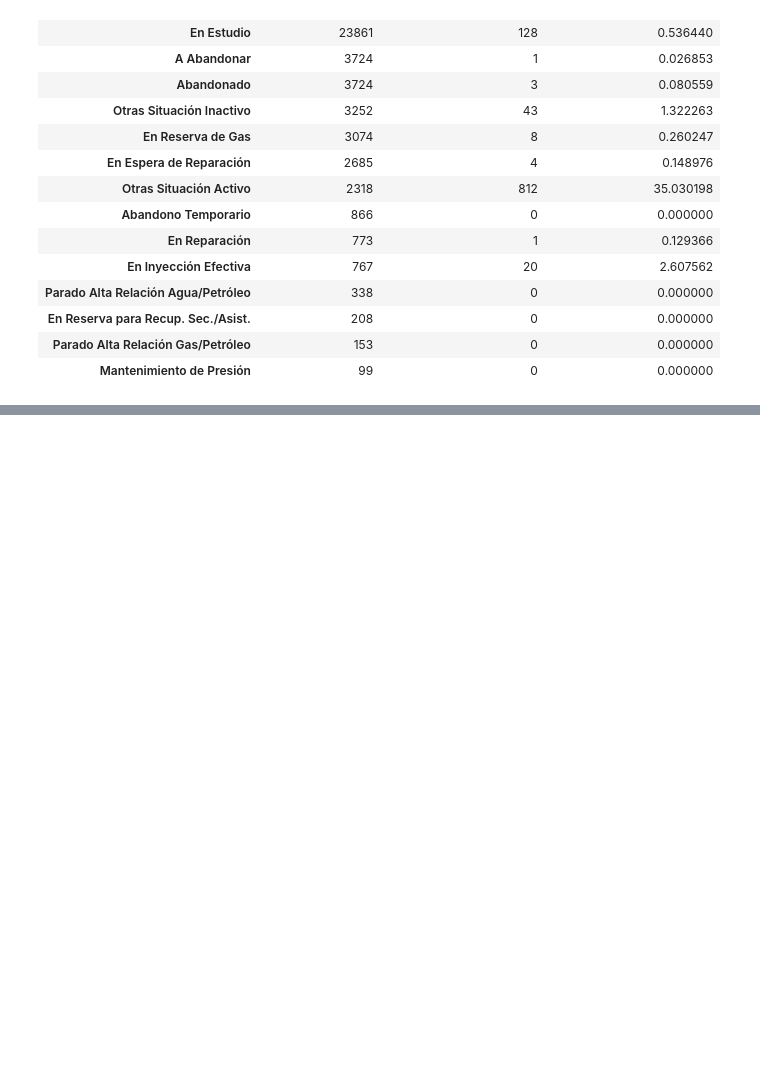
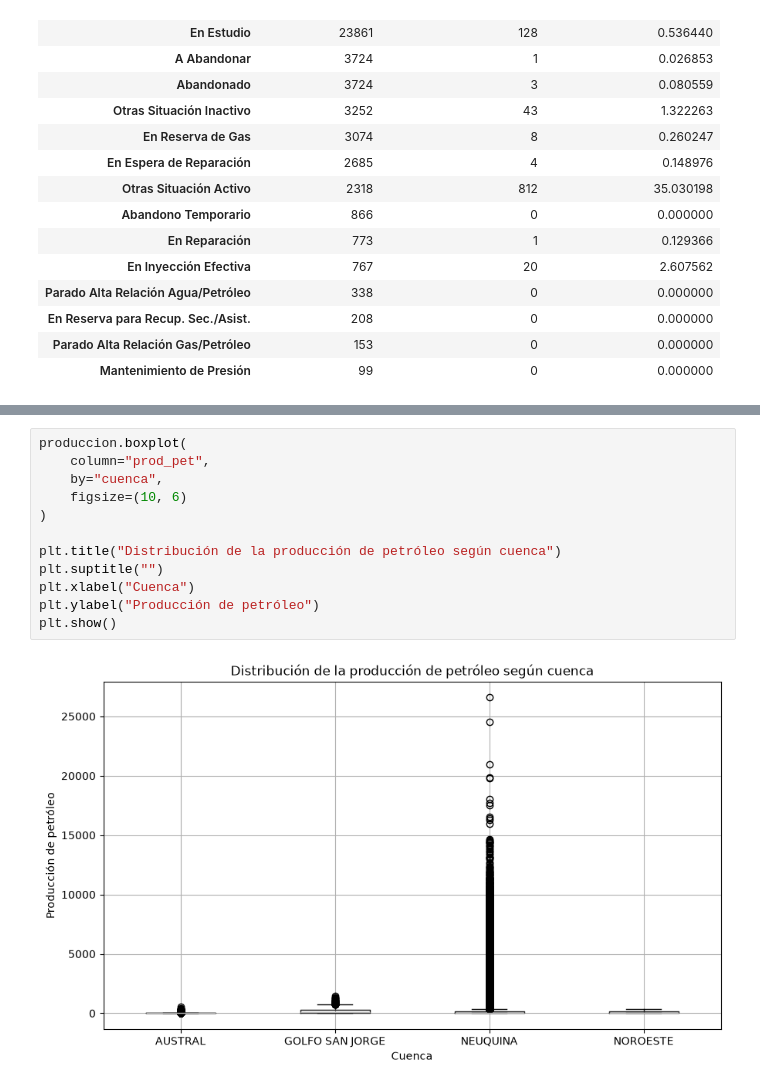
Before and after one commit to alexParedes027/oil-production-prediction, a Jupyter notebook: notebooks/01_exploracion_datos.ipynb, the cells around one changed output, grey strips where cells are left out. Saved outputs shown, nothing was run; the diff lists cells and outputs as text; blank space fills up the shorter version.

```diff
--- a/notebooks/01_exploracion_datos.ipynb
+++ b/notebooks/01_exploracion_datos.ipynb
@@ -1198,0 +1321,14 @@ display(produccion_por_estado)
+# %%
+produccion.boxplot(
+    column="prod_pet",
+    by="cuenca",
+    figsize=(10, 6)
+)
+
+plt.title("Distribución de la producción de petróleo según cuenca")
+plt.suptitle("")
+plt.xlabel("Cuenca")
+plt.ylabel("Producción de petróleo")
+plt.show()
+# %% [output]
+[figure, added]
```
Also changed, not shown: parts of 28 cells of this notebook.
